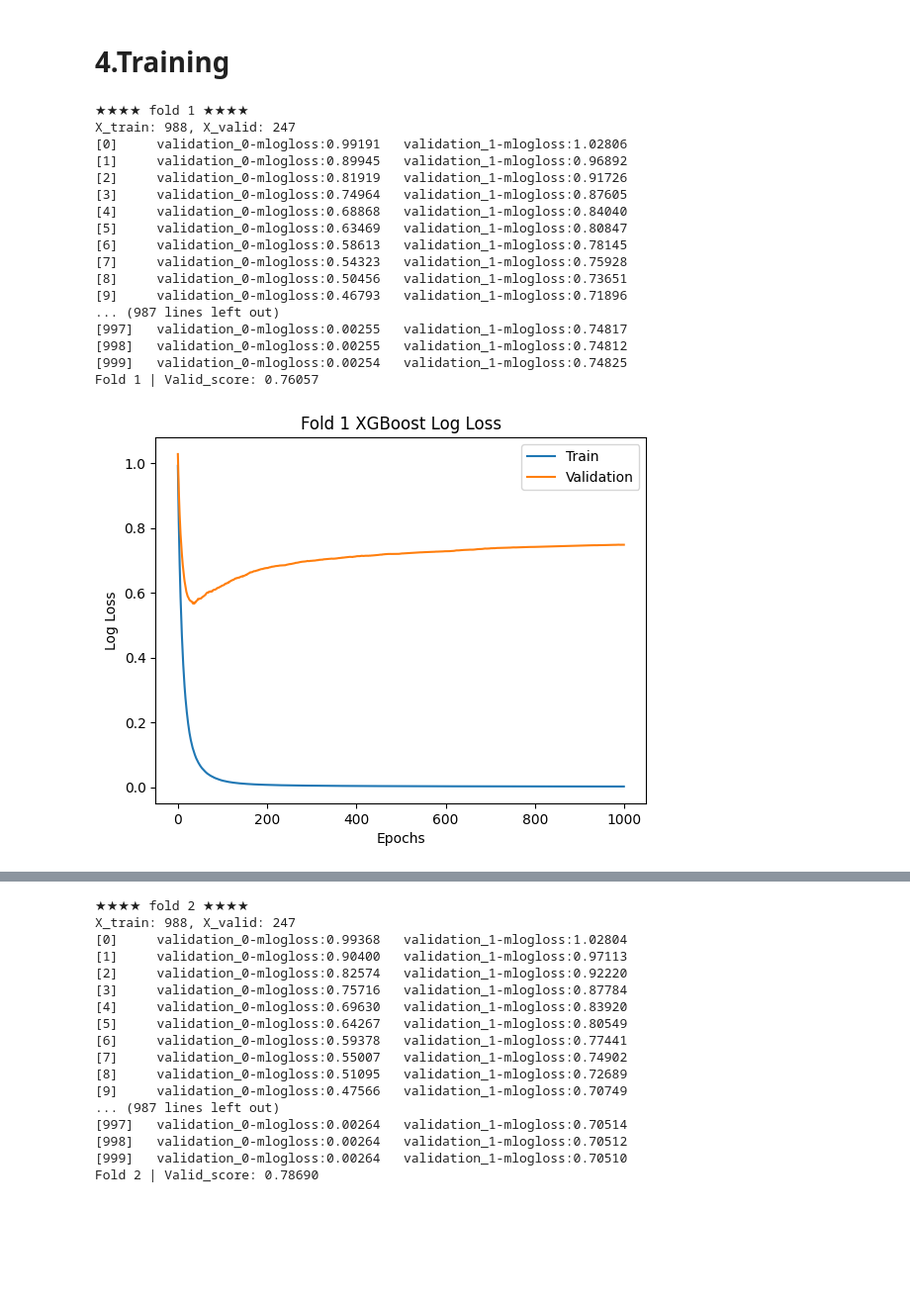
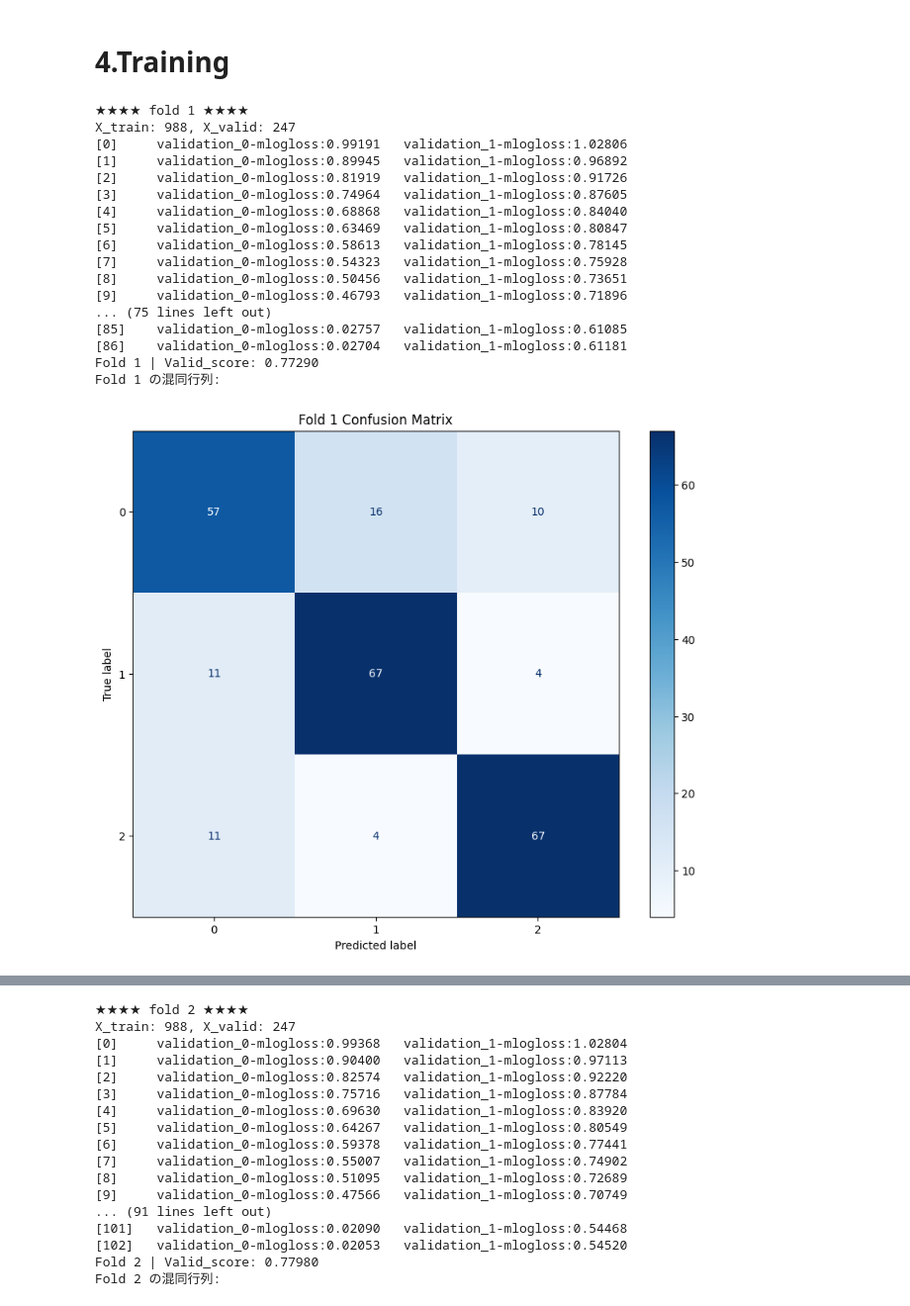
Before and after one commit to takumi19910112/google_colab, a Jupyter notebook: yama_3_xg_boost.ipynb, the cells around one changed output, grey strips where cells are left out. Shown at 99% size. Drawn from its saved outputs; the diff is of its cells as text; code cells hidden in the pictures; blank space fills up the shorter version.

```diff
--- a/yama_3_xg_boost.ipynb
+++ b/yama_3_xg_boost.ipynb
@@ -67,7 +67,7 @@ config.xgb_params = {
     'objective': 'multiclass',
     'num_class': config.num_classes,
     'learning_rate': 0.1,
-    'n_estimators': 1000,
+    'n_estimators': 2000,
     'verbosity': 1,
 }
 config.eval_rounds = 100
@@ -318,6 +319,21 @@ def f1(y_true, y_pred):
 
 oof_prob = np.zeros((len(train_df), config.num_classes))
 imp_dfs = []
+# %%
+from sklearn.metrics import confusion_matrix, ConfusionMatrixDisplay
+import matplotlib.pyplot as plt
+import numpy as np
+
+# 各foldの混同行列を表示する関数
+def plot_confusion_matrix(y_true, y_pred, title='Confusion Matrix'):
+    cm = confusion_matrix(y_true, y_pred)
+    disp = ConfusionMatrixDisplay(confusion_matrix=cm)
+    fig, ax = plt.subplots(figsize=(10, 8))
+    disp.plot(ax=ax, cmap=plt.cm.Blues)
+    plt.title(title)
+    plt.show()
+
+    return cm
 # %%
 # クロスバリデーションのループ
 for fold in range(config.n_fold):
@@ -338,7 +354,8 @@ for fold in range(config.n_fold):
 
     # モデルの作成とコールバック
     model = XGBClassifier(
-        **config.xgb_params
+        **config.xgb_params,
+        early_stopping_rounds=50
     )
 
     # モデルの訓練
@@ -346,10 +363,13 @@ for fold in range(config.n_fold):
         X_train,
         y_train,
         eval_set=[(X_train, y_train), (X_valid, y_valid)],
+        verbose=True
     )
 
     # 予測
-    pred_val = model.predict_proba(X_valid)
+    # 最適なイテレーション数で予測
+    pred_val = model.predict_proba(X_valid, iteration_range=(0, model.best_iteration + 1))
+    pred_class = pred_val.argmax(axis=1)
     oof_prob[valid_idx] += pred_val
     valid_score = f1_score(
         y_valid,
@@ -357,6 +377,9 @@ for fold in range(config.n_fold):
         average='macro'
     )
     print(f"Fold {fold + 1} | Valid_score: {valid_score:.5f}")
+    # 混同行列の表示
+    print(f"Fold {fold + 1} の混同行列:")
+    cm = plot_confusion_matrix(y_valid, pred_class, title=f'Fold {fold + 1} Confusion Matrix')
 
     # 特徴量重要度の取得
     importances = pd.DataFrame()
@@ -366,36 +389,36 @@ for fold in range(config.n_fold):
     imp_dfs.append(importances)
 
     # モデルの保存
     model.save_model(f'./xgboost_fold_{fold + 1}.json')
     # 学習曲線
     results = model.evals_result()
     epochs = len(results['validation_0']['mlogloss'])
     x_axis = range(0, epochs)
 
     fig, ax = plt.subplots()
     ax.plot(x_axis, results['validation_0']['mlogloss'], label='Train')
     ax.plot(x_axis, results['validation_1']['mlogloss'], label='Validation')
     ax.legend()
     plt.xlabel('Epochs')
     plt.ylabel('Log Loss')
     plt.title(f'Fold {fold + 1} XGBoost Log Loss')
     plt.show()
 # %% [output]
 ★★★★ fold 1 ★★★★
 X_train: 988, X_valid: 247
 [0]     validation_0-mlogloss:0.99191   validation_1-mlogloss:1.02806
 [1]     validation_0-mlogloss:0.89945   validation_1-mlogloss:0.96892
 [2]     validation_0-mlogloss:0.81919   validation_1-mlogloss:0.91726
 [3]     validation_0-mlogloss:0.74964   validation_1-mlogloss:0.87605
 [4]     validation_0-mlogloss:0.68868   validation_1-mlogloss:0.84040
 [5]     validation_0-mlogloss:0.63469   validation_1-mlogloss:0.80847
 [6]     validation_0-mlogloss:0.58613   validation_1-mlogloss:0.78145
 [7]     validation_0-mlogloss:0.54323   validation_1-mlogloss:0.75928
 [8]     validation_0-mlogloss:0.50456   validation_1-mlogloss:0.73651
 [9]     validation_0-mlogloss:0.46793   validation_1-mlogloss:0.71896
-... (987 lines left out)
-[997]   validation_0-mlogloss:0.00255   validation_1-mlogloss:0.74817
-[998]   validation_0-mlogloss:0.00255   validation_1-mlogloss:0.74812
-[999]   validation_0-mlogloss:0.00254   validation_1-mlogloss:0.74825
-Fold 1 | Valid_score: 0.76057
+... (75 lines left out)
+[85]    validation_0-mlogloss:0.02757   validation_1-mlogloss:0.61085
+[86]    validation_0-mlogloss:0.02704   validation_1-mlogloss:0.61181
+Fold 1 | Valid_score: 0.77290
+Fold 1 の混同行列:
-[figure, old version]
+[figure, new version]
@@ -411,8 +435,8 @@ X_train: 988, X_valid: 247
 [7]     validation_0-mlogloss:0.55007   validation_1-mlogloss:0.74902
 [8]     validation_0-mlogloss:0.51095   validation_1-mlogloss:0.72689
 [9]     validation_0-mlogloss:0.47566   validation_1-mlogloss:0.70749
-... (987 lines left out)
-[997]   validation_0-mlogloss:0.00264   validation_1-mlogloss:0.70514
-[998]   validation_0-mlogloss:0.00264   validation_1-mlogloss:0.70512
-[999]   validation_0-mlogloss:0.00264   validation_1-mlogloss:0.70510
-Fold 2 | Valid_score: 0.78690
+... (91 lines left out)
+[101]   validation_0-mlogloss:0.02090   validation_1-mlogloss:0.54468
+[102]   validation_0-mlogloss:0.02053   validation_1-mlogloss:0.54520
+Fold 2 | Valid_score: 0.77980
+Fold 2 の混同行列:
```
Also changed, not shown: parts of 10 cells of this notebook.
